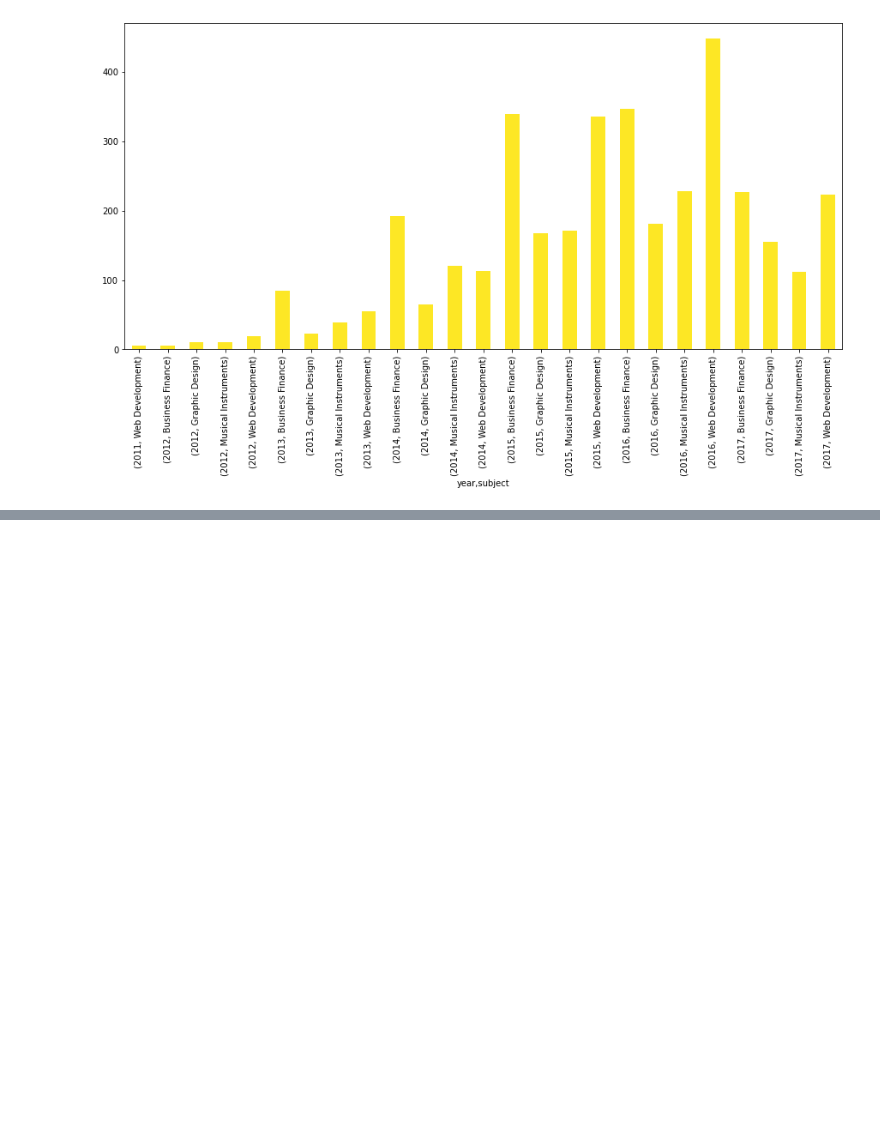
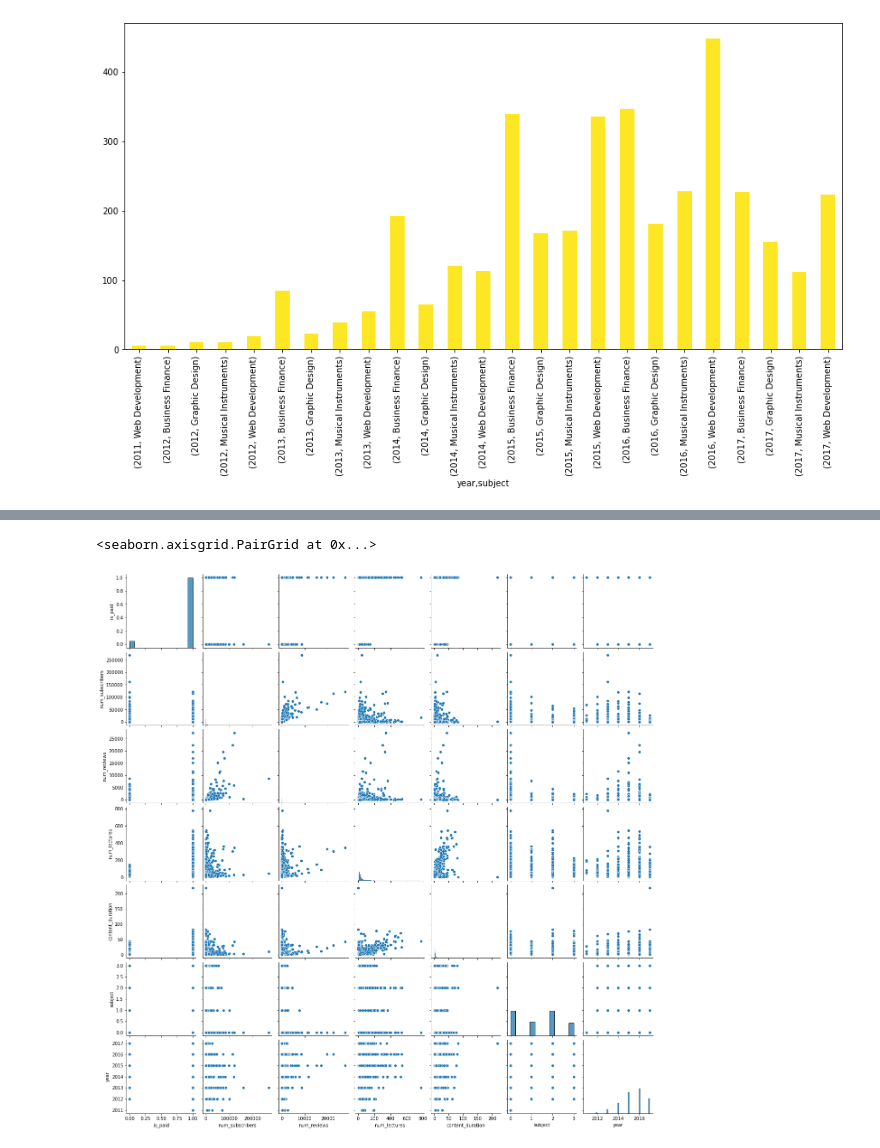
Before and after one commit to mikemoore26/udemy-analysis-, a Jupyter notebook: Udemy analysis.ipynb, the cells around one changed output, grey strips where cells are left out. Saved outputs shown, nothing was run; the diff lists cells and outputs as text; code cells hidden in the pictures; blank space fills up the shorter version.

```diff
--- a/Udemy analysis.ipynb
+++ b/Udemy analysis.ipynb
@@ -357,0 +430,2 @@ data.groupby(['year','subject'])['course_id'].count().plot.bar(figsize=(15,7),cm
+# %%
+df['level'] = df['level'].apply(is_paid)
@@ -357,0 +434,6 @@ data.groupby(['year','subject'])['course_id'].count().plot.bar(figsize=(15,7),cm
+# %%
+df['content_duration'] = df['content_duration'].apply(convert_duration)
+# %%
+df['subject'] = df['subject'].apply(convert_subject)
+# %%
+df.drop('course_id',axis=1,inplace=True)
@@ -357,0 +461,5 @@ data.groupby(['year','subject'])['course_id'].count().plot.bar(figsize=(15,7),cm
+# %%
+sns.pairplot(data=df)
+# %% [output]
+<seaborn.axisgrid.PairGrid at 0x...>
+[figure, added]
```
Also changed, not shown: parts of 26 cells of this notebook.
